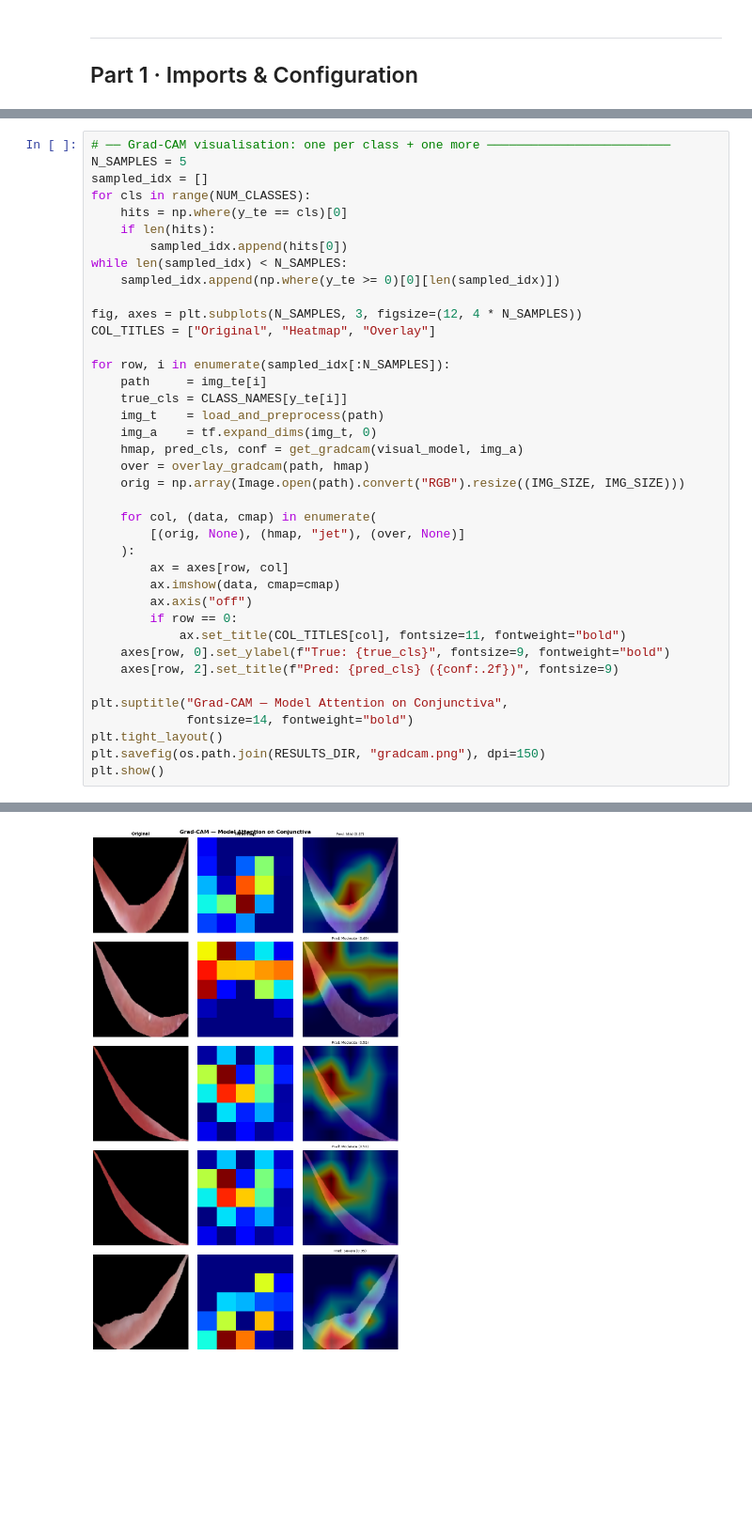
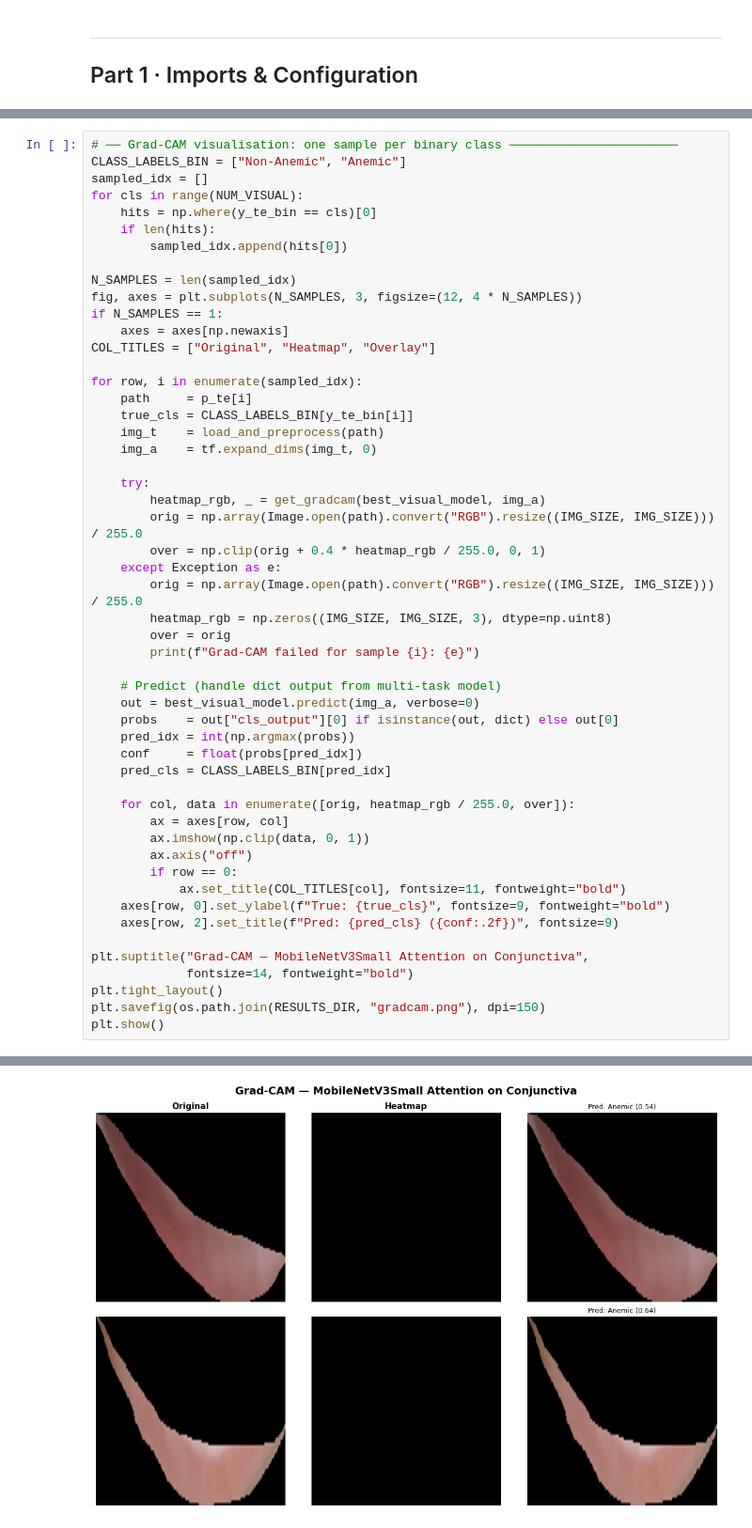
Before and after one commit to nitekar/Bari, a Jupyter notebook: Notebook/Bari.ipynb, the cells around one changed output, grey strips where cells are left out. Shown at 94% size. Drawn from its saved outputs; the diff is of its cells as text; blank space fills up the shorter version.

```diff
--- a/Notebook/Bari.ipynb
+++ b/Notebook/Bari.ipynb
@@ -1110,38 +1382,51 @@ Grad-CAM split : sub_model='mobilenetv2_1.00_160'  feature_shape=(None, 5, 5, 12
 # %%
-# ── Grad-CAM visualisation: one per class + one more ─────────────────────────
-N_SAMPLES = 5
+# ── Grad-CAM visualisation: one sample per binary class ───────────────────────
+CLASS_LABELS_BIN = ["Non-Anemic", "Anemic"]
 sampled_idx = []
-for cls in range(NUM_CLASSES):
-    hits = np.where(y_te == cls)[0]
+for cls in range(NUM_VISUAL):
+    hits = np.where(y_te_bin == cls)[0]
     if len(hits):
         sampled_idx.append(hits[0])
-while len(sampled_idx) < N_SAMPLES:
-    sampled_idx.append(np.where(y_te >= 0)[0][len(sampled_idx)])
 
+N_SAMPLES = len(sampled_idx)
 fig, axes = plt.subplots(N_SAMPLES, 3, figsize=(12, 4 * N_SAMPLES))
+if N_SAMPLES == 1:
+    axes = axes[np.newaxis]
 COL_TITLES = ["Original", "Heatmap", "Overlay"]
 
-for row, i in enumerate(sampled_idx[:N_SAMPLES]):
-    path     = img_te[i]
-    true_cls = CLASS_NAMES[y_te[i]]
+for row, i in enumerate(sampled_idx):
+    path     = p_te[i]
+    true_cls = CLASS_LABELS_BIN[y_te_bin[i]]
     img_t    = load_and_preprocess(path)
     img_a    = tf.expand_dims(img_t, 0)
-    hmap, pred_cls, conf = get_gradcam(visual_model, img_a)
-    over = overlay_gradcam(path, hmap)
-    orig = np.array(Image.open(path).convert("RGB").resize((IMG_SIZE, IMG_SIZE)))
 
-    for col, (data, cmap) in enumerate(
-        [(orig, None), (hmap, "jet"), (over, None)]
-    ):
+    try:
+        heatmap_rgb, _ = get_gradcam(best_visual_model, img_a)
+        orig = np.array(Image.open(path).convert("RGB").resize((IMG_SIZE, IMG_SIZE))) / 255.0
+        over = np.clip(orig + 0.4 * heatmap_rgb / 255.0, 0, 1)
+    except Exception as e:
+        orig = np.array(Image.open(path).convert("RGB").resize((IMG_SIZE, IMG_SIZE))) / 255.0
+        heatmap_rgb = np.zeros((IMG_SIZE, IMG_SIZE, 3), dtype=np.uint8)
+        over = orig
+        print(f"Grad-CAM failed for sample {i}: {e}")
+
+    # Predict (handle dict output from multi-task model)
+    out = best_visual_model.predict(img_a, verbose=0)
+    probs    = out["cls_output"][0] if isinstance(out, dict) else out[0]
+    pred_idx = int(np.argmax(probs))
+    conf     = float(probs[pred_idx])
+    pred_cls = CLASS_LABELS_BIN[pred_idx]
+
+    for col, data in enumerate([orig, heatmap_rgb / 255.0, over]):
         ax = axes[row, col]
-        ax.imshow(data, cmap=cmap)
+        ax.imshow(np.clip(data, 0, 1))
         ax.axis("off")
         if row == 0:
             ax.set_title(COL_TITLES[col], fontsize=11, fontweight="bold")
     axes[row, 0].set_ylabel(f"True: {true_cls}", fontsize=9, fontweight="bold")
     axes[row, 2].set_title(f"Pred: {pred_cls} ({conf:.2f})", fontsize=9)
 
-plt.suptitle("Grad-CAM — Model Attention on Conjunctiva",
+plt.suptitle("Grad-CAM — MobileNetV3Small Attention on Conjunctiva",
              fontsize=14, fontweight="bold")
 plt.tight_layout()
 plt.savefig(os.path.join(RESULTS_DIR, "gradcam.png"), dpi=150)
@@ -1150 +1437 @@ plt.show()
-[figure, old version]
+[figure, new version]
```
Also changed, not shown: parts of 59 cells of this notebook, 58 other files.
